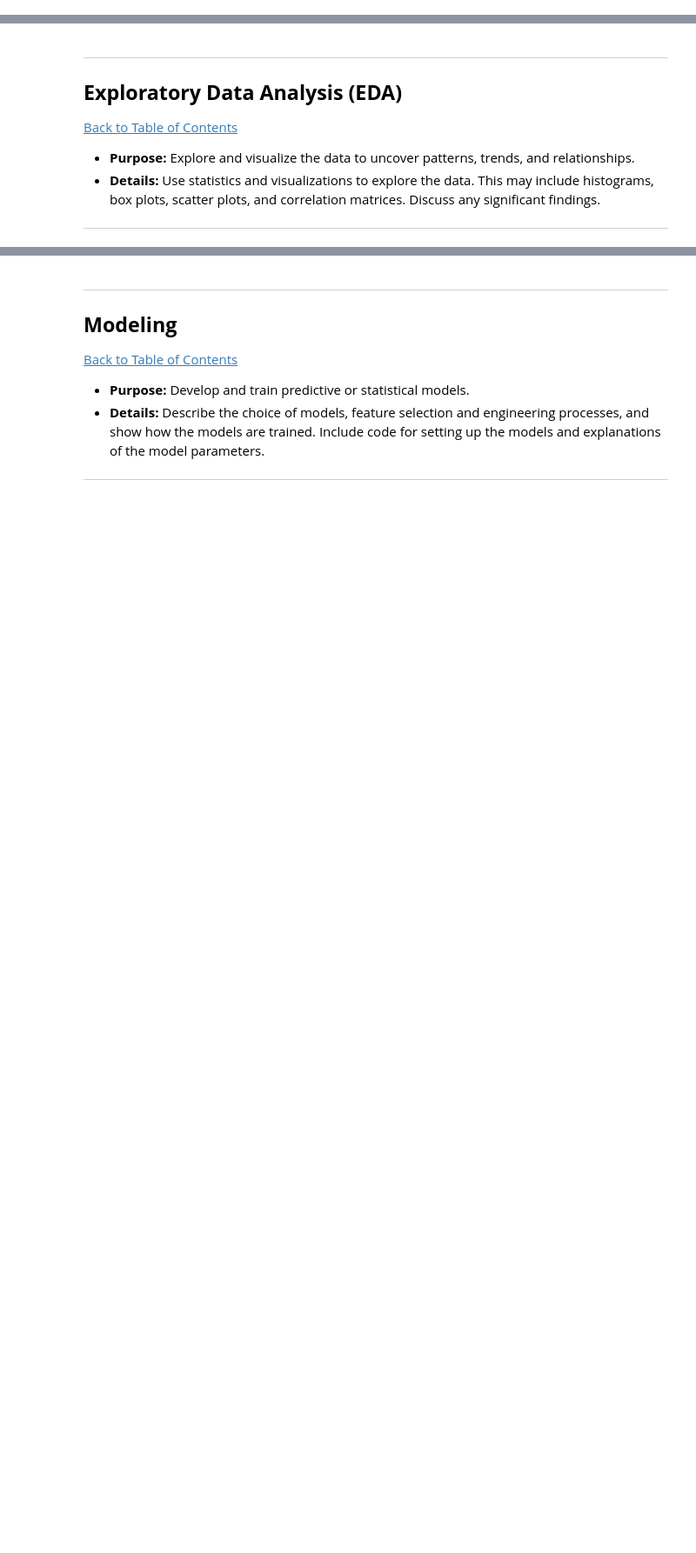
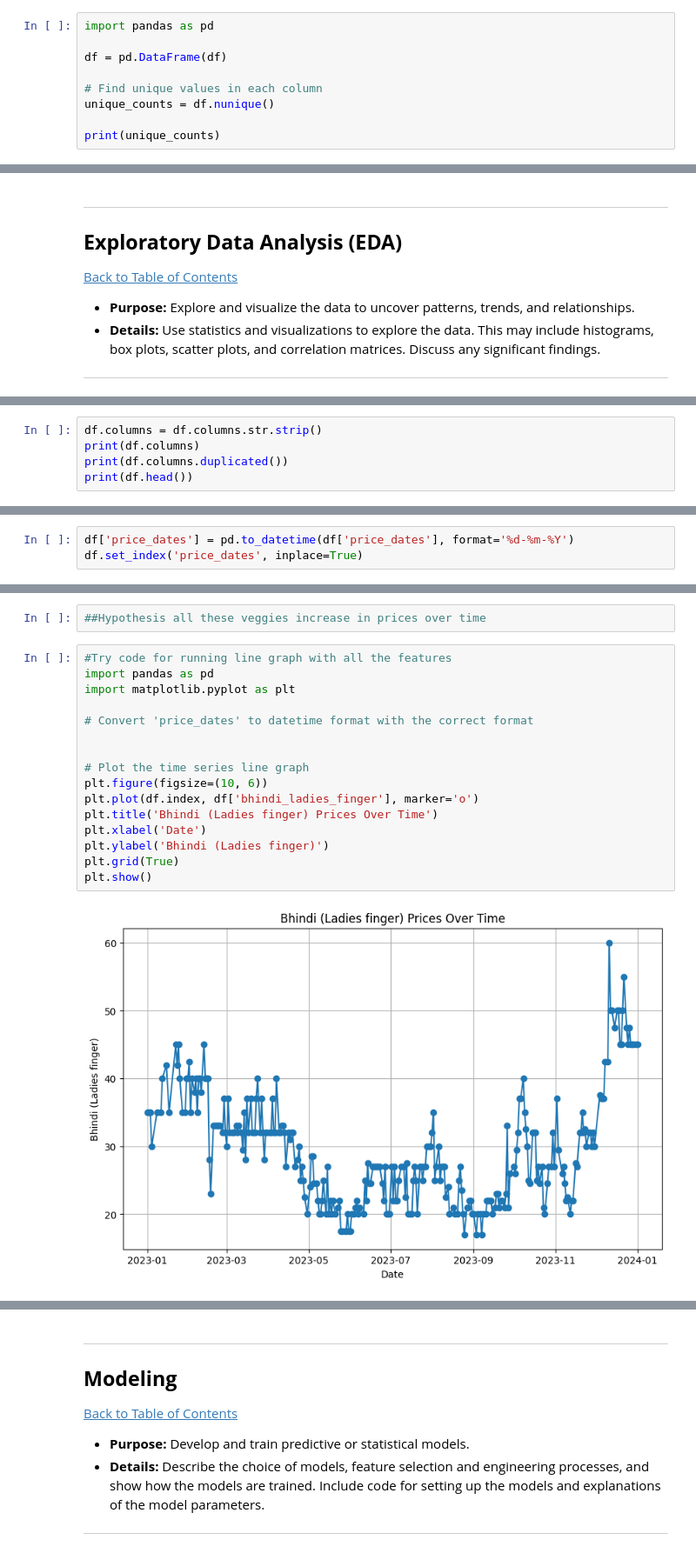
Before and after one commit to RPEJuries/Workplace_Project, a Jupyter notebook: RubenV1_QCTO---Workplace-Module-Notebook-Template-4571_VeggiePrices.ipynb, the cells around one changed output, grey strips where cells are left out. Shown at 87% size. Saved outputs shown, nothing was run; the diff lists cells and outputs as text; blank space fills up the shorter version.

Commit message:
updated version1
updated version 1 of Veggie_Prices20May2025

```diff
--- a/RubenV1_QCTO---Workplace-Module-Notebook-Template-4571_VeggiePrices.ipynb
+++ b/RubenV1_QCTO---Workplace-Module-Notebook-Template-4571_VeggiePrices.ipynb
@@ -300,0 +278,9 @@ df_filtered
+# %%
+import pandas as pd
+
+df = pd.DataFrame(df)
+
+# Find unique values in each column
+unique_counts = df.nunique()
+
+print(unique_counts)
@@ -311,0 +316,5 @@ df_filtered
+# %%
+df.columns = df.columns.str.strip()
+print(df.columns)
+print(df.columns.duplicated())
+print(df.head())
@@ -311,0 +340,3 @@ df_filtered
+# %%
+df['price_dates'] = pd.to_datetime(df['price_dates'], format='%d-%m-%Y')
+df.set_index('price_dates', inplace=True)
@@ -311,0 +361,20 @@ df_filtered
+# %%
+##Hypothesis all these veggies increase in prices over time
+# %%
+#Try code for running line graph with all the features
+import pandas as pd
+import matplotlib.pyplot as plt
+
+# Convert 'price_dates' to datetime format with the correct format
+
+
+# Plot the time series line graph
+plt.figure(figsize=(10, 6))
+plt.plot(df.index, df['bhindi_ladies_finger'], marker='o')
+plt.title('Bhindi (Ladies finger) Prices Over Time')
+plt.xlabel('Date')
+plt.ylabel('Bhindi (Ladies finger)')
+plt.grid(True)
+plt.show()
+# %% [output]
+[figure, added]
```
Also changed, not shown: parts of 37 cells of this notebook.
